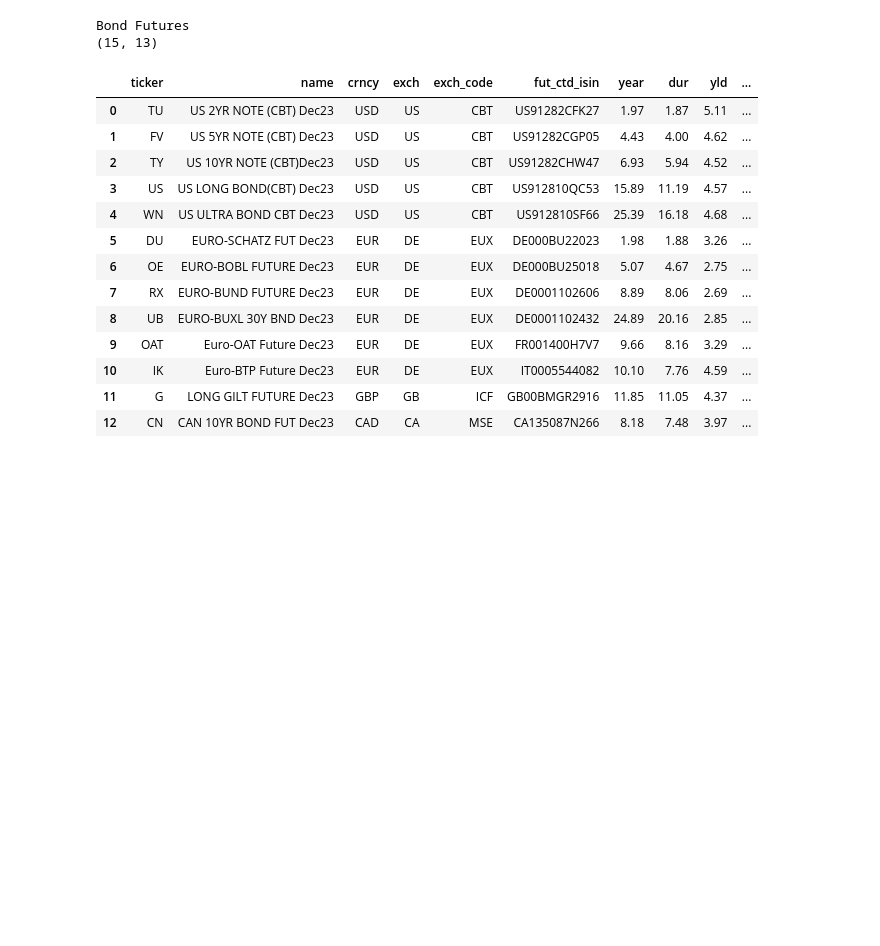
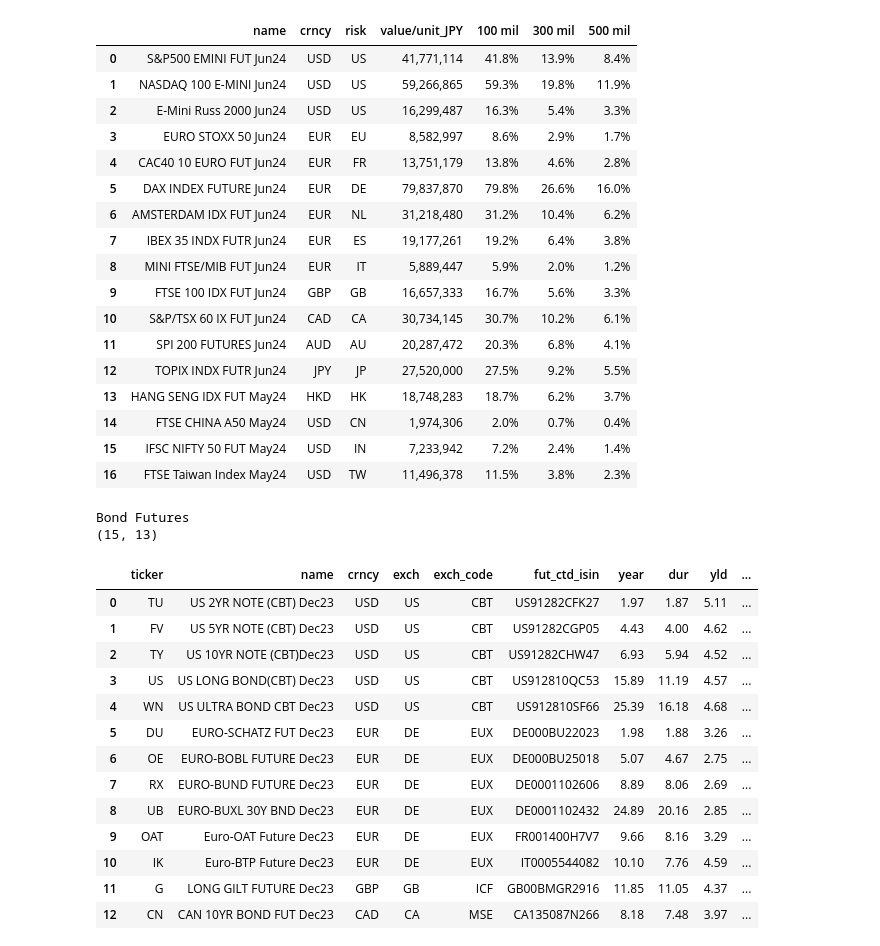
Before and after one commit to ken-100/Investment_Python, a Jupyter notebook: BBG/BDP.ipynb, the cells around one changed output. Drawn from its saved outputs; the diff is of its cells as text; code cells hidden in the pictures; blank space fills up the shorter version.

```diff
--- a/BBG/BDP.ipynb
+++ b/BBG/BDP.ipynb
@@ -70,3 +97,28 @@ Equity Futures
+# %%
+BDP1 = BDP[['name','crncy','risk','value/unit_JPY']].copy()
+for i in [100,300,500]:
+    BDP1[str(i) + ' mil'] = BDP1['value/unit_JPY'].str.replace(',', '').astype(float) / (i * 10**6)
+    BDP1[str(i) + ' mil'] = BDP1[str(i) + ' mil'].apply('{:,.1%}'.format)
+BDP1
+# %% [output]
+|  | name | crncy | risk | value/unit_JPY | 100 mil | 300 mil | 500 mil |
+| 0 | S&P500 EMINI FUT Jun24 | USD | US | 41,771,114 | 41.8% | 13.9% | 8.4% |
+| 1 | NASDAQ 100 E-MINI Jun24 | USD | US | 59,266,865 | 59.3% | 19.8% | 11.9% |
+| 2 | E-Mini Russ 2000 Jun24 | USD | US | 16,299,487 | 16.3% | 5.4% | 3.3% |
+| 3 | EURO STOXX 50 Jun24 | EUR | EU | 8,582,997 | 8.6% | 2.9% | 1.7% |
+| 4 | CAC40 10 EURO FUT Jun24 | EUR | FR | 13,751,179 | 13.8% | 4.6% | 2.8% |
+| 5 | DAX INDEX FUTURE Jun24 | EUR | DE | 79,837,870 | 79.8% | 26.6% | 16.0% |
+| 6 | AMSTERDAM IDX FUT Jun24 | EUR | NL | 31,218,480 | 31.2% | 10.4% | 6.2% |
+| 7 | IBEX 35 INDX FUTR Jun24 | EUR | ES | 19,177,261 | 19.2% | 6.4% | 3.8% |
+| 8 | MINI FTSE/MIB FUT Jun24 | EUR | IT | 5,889,447 | 5.9% | 2.0% | 1.2% |
+| 9 | FTSE 100 IDX FUT Jun24 | GBP | GB | 16,657,333 | 16.7% | 5.6% | 3.3% |
+| 10 | S&P/TSX 60 IX FUT Jun24 | CAD | CA | 30,734,145 | 30.7% | 10.2% | 6.1% |
+| 11 | SPI 200 FUTURES Jun24 | AUD | AU | 20,287,472 | 20.3% | 6.8% | 4.1% |
+| 12 | TOPIX INDX FUTR Jun24 | JPY | JP | 27,520,000 | 27.5% | 9.2% | 5.5% |
+| 13 | HANG SENG IDX FUT May24 | HKD | HK | 18,748,283 | 18.7% | 6.2% | 3.7% |
+| 14 | FTSE CHINA A50 May24 | USD | CN | 1,974,306 | 2.0% | 0.7% | 0.4% |
+| 15 | IFSC NIFTY 50 FUT May24 | USD | IN | 7,233,942 | 7.2% | 2.4% | 1.4% |
+| 16 | FTSE Taiwan Index May24 | USD | TW | 11,496,378 | 11.5% | 3.8% | 2.3% |
 # %%
 def BDP(L,YK):
     T = [L[i] + "A " + YK[i] for i in range(len(L))]
```
Also changed, not shown: parts of 3 cells of this notebook.
